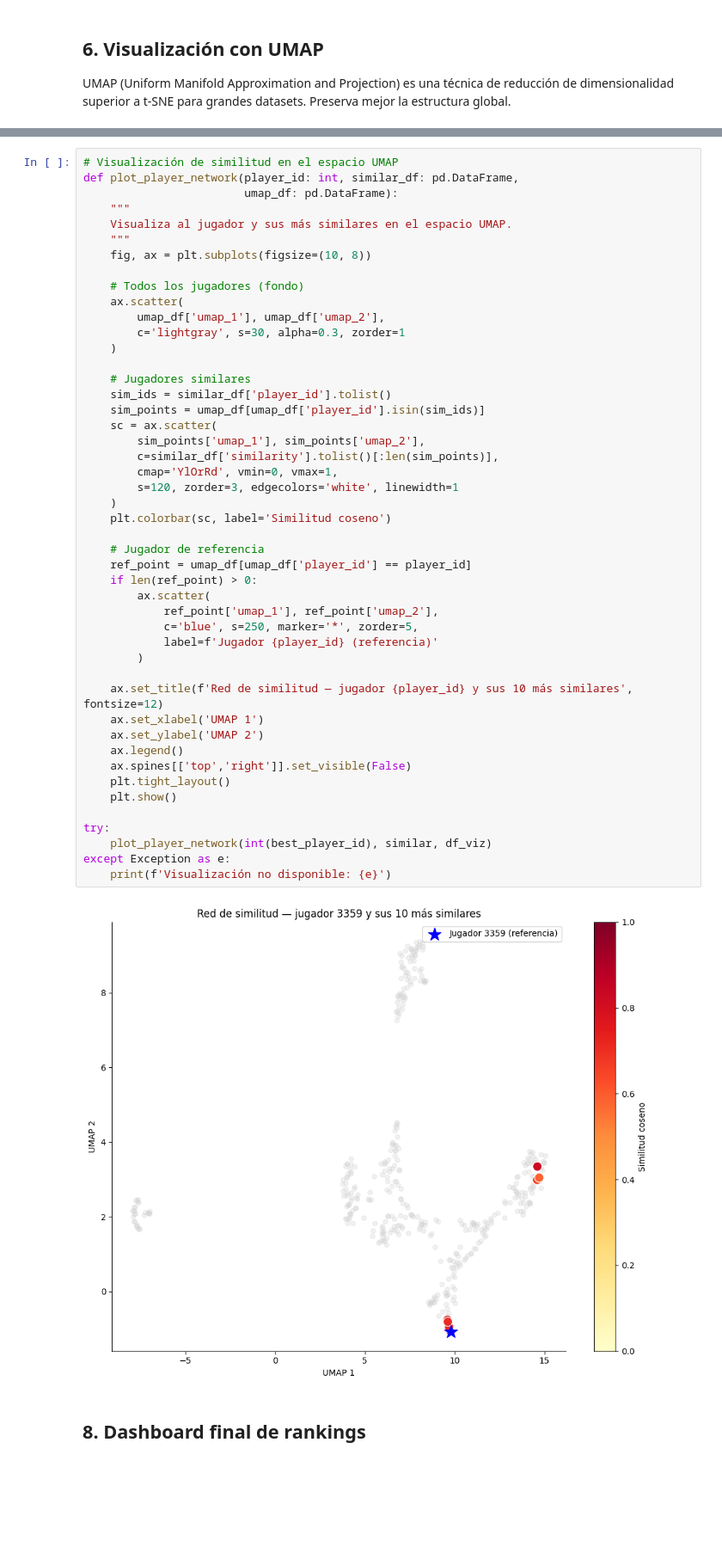
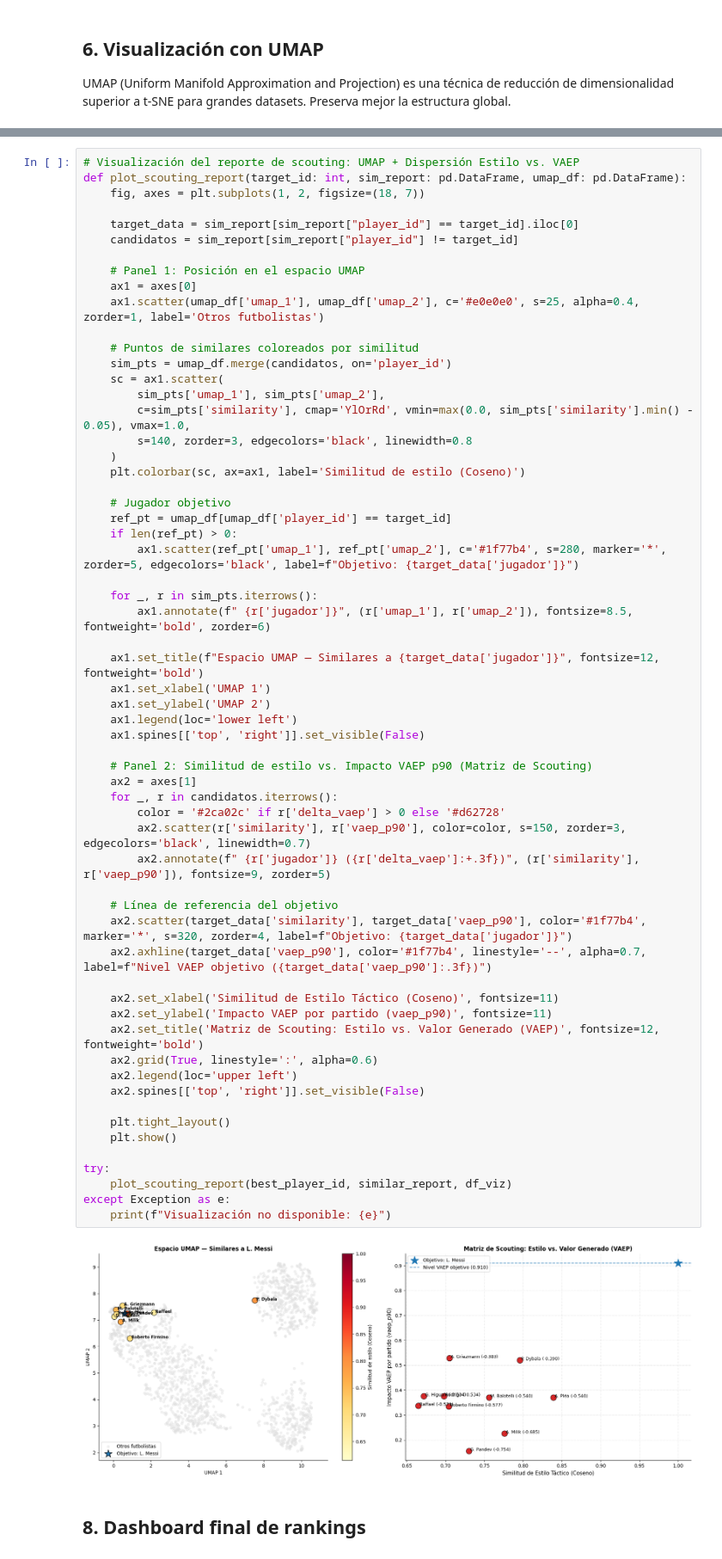
Before and after one commit to guillealonso/futbol-ciencia-datos-2026, a Jupyter notebook: notebooks/P3_Supervisado_NoSupervisado.ipynb, the cells around one changed output, grey strips where cells are left out. Shown at 86% size. Cells and saved outputs as stored; diff of their text form; blank space fills up the shorter version.

```diff
--- a/notebooks/P3_Supervisado_NoSupervisado.ipynb
+++ b/notebooks/P3_Supervisado_NoSupervisado.ipynb
@@ -851,52 +1152,65 @@ Buscando jugadores similares a: L. Messi (ID: 3359)
 # %%
-# Visualización de similitud en el espacio UMAP
-def plot_player_network(player_id: int, similar_df: pd.DataFrame,
-                        umap_df: pd.DataFrame):
-    """
-    Visualiza al jugador y sus más similares en el espacio UMAP.
-    """
-    fig, ax = plt.subplots(figsize=(10, 8))
+# Visualización del reporte de scouting: UMAP + Dispersión Estilo vs. VAEP
+def plot_scouting_report(target_id: int, sim_report: pd.DataFrame, umap_df: pd.DataFrame):
+    fig, axes = plt.subplots(1, 2, figsize=(18, 7))
 
-    # Todos los jugadores (fondo)
-    ax.scatter(
-        umap_df['umap_1'], umap_df['umap_2'],
-        c='lightgray', s=30, alpha=0.3, zorder=1
+    target_data = sim_report[sim_report["player_id"] == target_id].iloc[0]
+    candidatos = sim_report[sim_report["player_id"] != target_id]
+
+    # Panel 1: Posición en el espacio UMAP
+    ax1 = axes[0]
+    ax1.scatter(umap_df['umap_1'], umap_df['umap_2'], c='#e0e0e0', s=25, alpha=0.4, zorder=1, label='Otros futbolistas')
+
+    # Puntos de similares coloreados por similitud
+    sim_pts = umap_df.merge(candidatos, on='player_id')
+    sc = ax1.scatter(
+        sim_pts['umap_1'], sim_pts['umap_2'],
+        c=sim_pts['similarity'], cmap='YlOrRd', vmin=max(0.0, sim_pts['similarity'].min() - 0.05), vmax=1.0,
+        s=140, zorder=3, edgecolors='black', linewidth=0.8
     )
+    plt.colorbar(sc, ax=ax1, label='Similitud de estilo (Coseno)')
 
-    # Jugadores similares
-    sim_ids = similar_df['player_id'].tolist()
-    sim_points = umap_df[umap_df['player_id'].isin(sim_ids)]
-    sc = ax.scatter(
-        sim_points['umap_1'], sim_points['umap_2'],
-        c=similar_df['similarity'].tolist()[:len(sim_points)],
-        cmap='YlOrRd', vmin=0, vmax=1,
-        s=120, zorder=3, edgecolors='white', linewidth=1
-    )
-    plt.colorbar(sc, label='Similitud coseno')
+    # Jugador objetivo
+    ref_pt = umap_df[umap_df['player_id'] == target_id]
+    if len(ref_pt) > 0:
+        ax1.scatter(ref_pt['umap_1'], ref_pt['umap_2'], c='#1f77b4', s=280, marker='*', zorder=5, edgecolors='black', label=f"Objetivo: {target_data['jugador']}")
 
-    # Jugador de referencia
-    ref_point = umap_df[umap_df['player_id'] == player_id]
-    if len(ref_point) > 0:
-        ax.scatter(
-            ref_point['umap_1'], ref_point['umap_2'],
-            c='blue', s=250, marker='*', zorder=5,
-            label=f'Jugador {player_id} (referencia)'
-        )
+    for _, r in sim_pts.iterrows():
+        ax1.annotate(f" {r['jugador']}", (r['umap_1'], r['umap_2']), fontsize=8.5, fontweight='bold', zorder=6)
 
-    ax.set_title(f'Red de similitud — jugador {player_id} y sus 10 más similares', fontsize=12)
-    ax.set_xlabel('UMAP 1')
-    ax.set_ylabel('UMAP 2')
-    ax.legend()
-    ax.spines[['top','right']].set_visible(False)
+    ax1.set_title(f"Espacio UMAP — Similares a {target_data['jugador']}", fontsize=12, fontweight='bold')
+    ax1.set_xlabel('UMAP 1')
+    ax1.set_ylabel('UMAP 2')
+    ax1.legend(loc='lower left')
+    ax1.spines[['top', 'right']].set_visible(False)
+
+    # Panel 2: Similitud de estilo vs. Impacto VAEP p90 (Matriz de Scouting)
+    ax2 = axes[1]
+    for _, r in candidatos.iterrows():
+        color = '#2ca02c' if r['delta_vaep'] > 0 else '#d62728'
+        ax2.scatter(r['similarity'], r['vaep_p90'], color=color, s=150, zorder=3, edgecolors='black', linewidth=0.7)
+        ax2.annotate(f" {r['jugador']} ({r['delta_vaep']:+.3f})", (r['similarity'], r['vaep_p90']), fontsize=9, zorder=5)
+
+    # Línea de referencia del objetivo
+    ax2.scatter(target_data['similarity'], target_data['vaep_p90'], color='#1f77b4', marker='*', s=320, zorder=4, label=f"Objetivo: {target_data['jugador']}")
+    ax2.axhline(target_data['vaep_p90'], color='#1f77b4', linestyle='--', alpha=0.7, label=f"Nivel VAEP objetivo ({target_data['vaep_p90']:.3f})")
+
+    ax2.set_xlabel('Similitud de Estilo Táctico (Coseno)', fontsize=11)
+    ax2.set_ylabel('Impacto VAEP por partido (vaep_p90)', fontsize=11)
+    ax2.set_title('Matriz de Scouting: Estilo vs. Valor Generado (VAEP)', fontsize=12, fontweight='bold')
+    ax2.grid(True, linestyle=':', alpha=0.6)
+    ax2.legend(loc='upper left')
+    ax2.spines[['top', 'right']].set_visible(False)
+
     plt.tight_layout()
     plt.show()
 
 try:
-    plot_player_network(int(best_player_id), similar, df_viz)
+    plot_scouting_report(best_player_id, similar_report, df_viz)
 except Exception as e:
-    print(f'Visualización no disponible: {e}')
+    print(f"Visualización no disponible: {e}")
 # %% [output]
-[figure, old version]
+[figure, new version]
 # %% [markdown]
 ## 8. Dashboard final de rankings
 # %%
```
Also changed, not shown: parts of 40 cells of this notebook, 9 other files.
